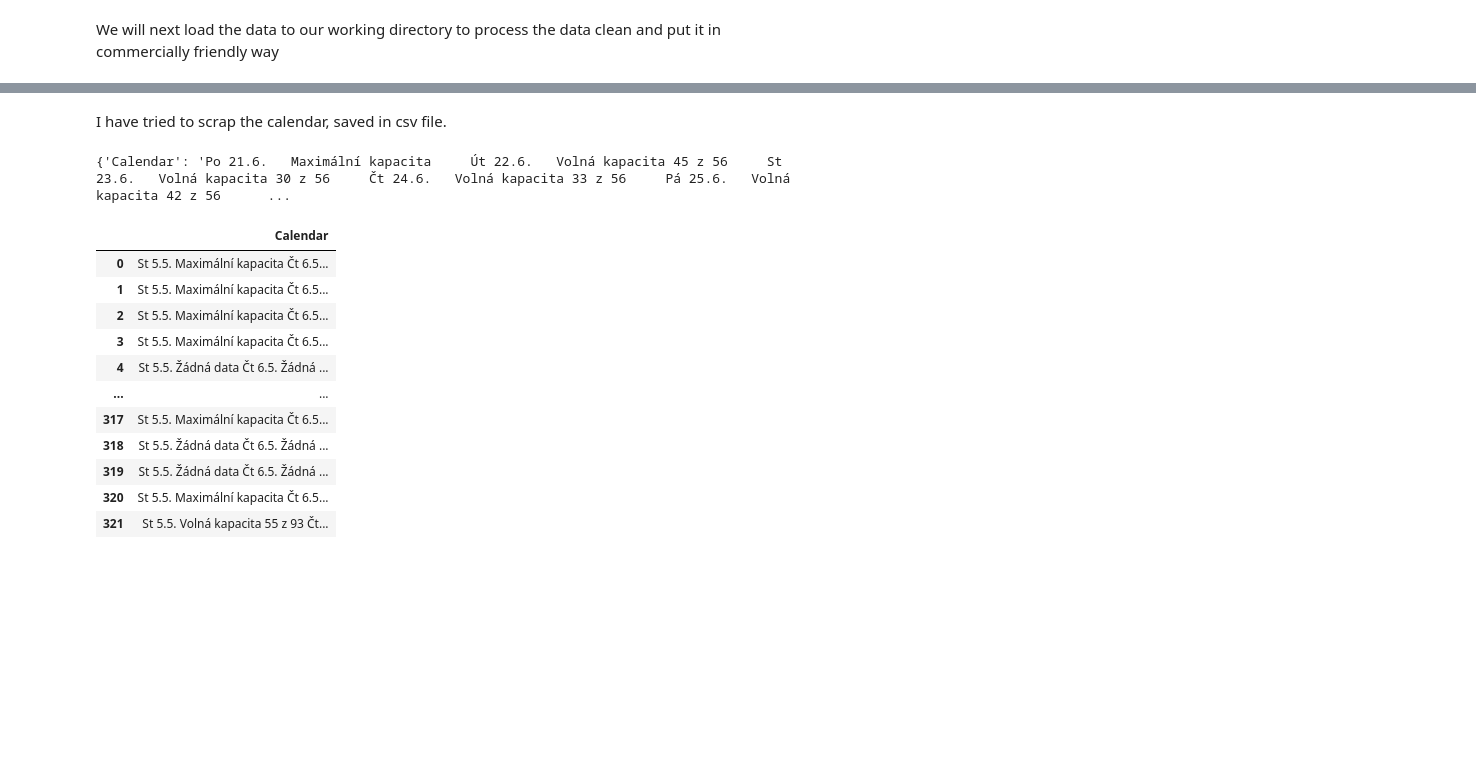
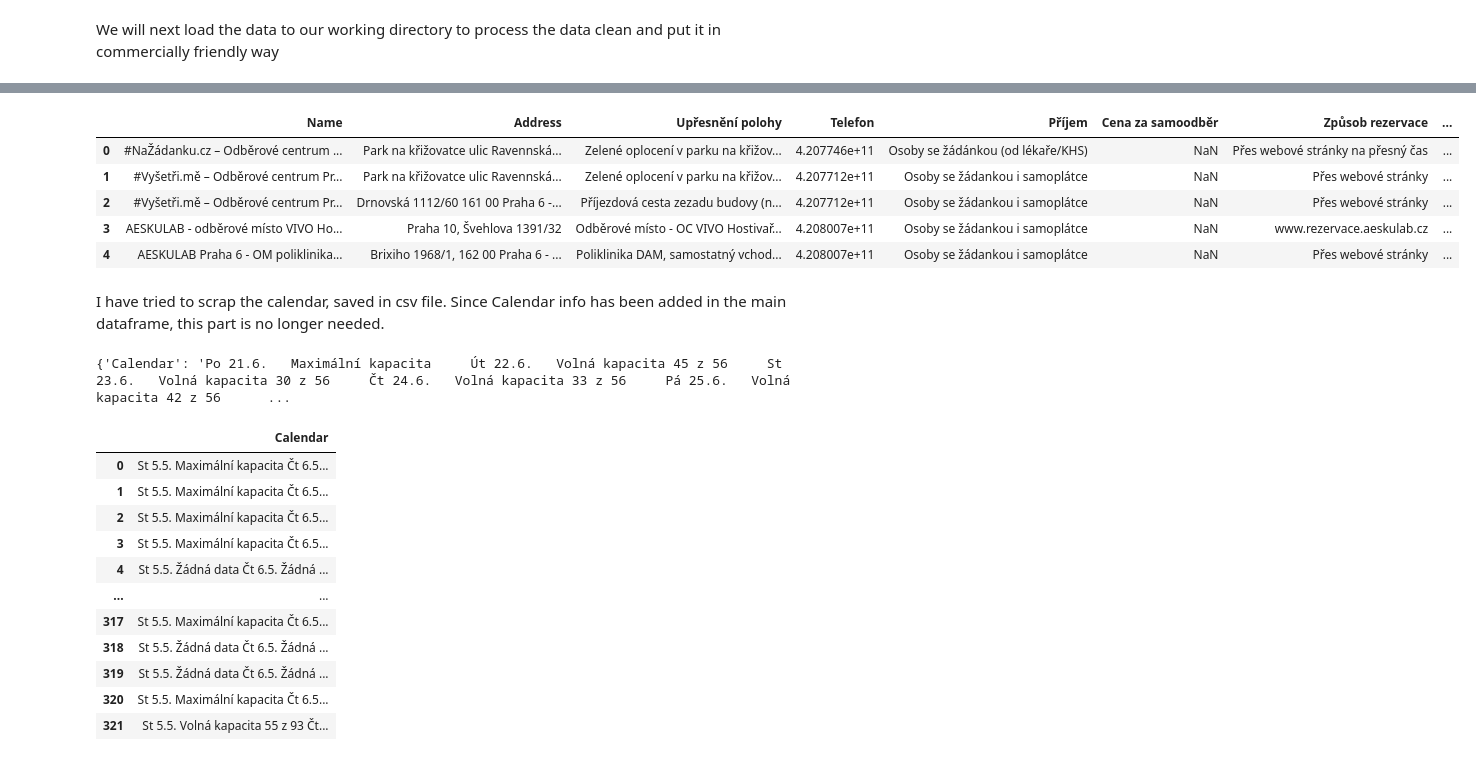
Before and after one commit to QuarksG/IES.Project_testingCapacity, a Jupyter notebook: Web Scarp Project Petra ,Toghrul.ipynb, the cells around one changed output, grey strips where cells are left out. Cells and saved outputs as stored; diff of their text form; code cells hidden in the pictures; blank space fills up the shorter version.

Commit message:
Final version of Web Scraper

```diff
--- a/Web Scarp Project Petra ,Toghrul.ipynb
+++ b/Web Scarp Project Petra ,Toghrul.ipynb
@@ -237,5 +181,18 @@ data.head(10)
+# %%
+# Reading and displaying data from .csv file
+# For a quick data check only, repeated in the processor part as well.
+
+data = pd.read_csv('Covid.csv', index_col = 0)
+data.head(5)
+# %% [output]
+|  | Name | Address | Upřesnění polohy | Telefon | Příjem | Cena za samoodběr | Způsob rezervace | ... |
+| 0 | #NaŽádanku.cz – Odběrové centrum ... | Park na křižovatce ulic Ravennská... | Zelené oplocení v parku na křižov... | 4.207746e+11 | Osoby se žádánkou (od lékaře/KHS) | NaN | Přes webové stránky na přesný čas | ... |
+| 1 | #Vyšetři.mě – Odběrové centrum Pr... | Park na křižovatce ulic Ravennská... | Zelené oplocení v parku na křižov... | 4.207712e+11 | Osoby se žádankou i samoplátce | NaN | Přes webové stránky | ... |
+| 2 | #Vyšetři.mě – Odběrové centrum Pr... | Drnovská 1112/60 161 00 Praha 6 -... | Příjezdová cesta zezadu budovy (n... | 4.207712e+11 | Osoby se žádankou i samoplátce | NaN | Přes webové stránky | ... |
+| 3 | AESKULAB - odběrové místo VIVO Ho... | Praha 10, Švehlova 1391/32 | Odběrové místo - OC VIVO Hostivař... | 4.208007e+11 | Osoby se žádankou i samoplátce | NaN | www.rezervace.aeskulab.cz | ... |
+| 4 | AESKULAB Praha 6 - OM poliklinika... | Brixiho 1968/1, 162 00 Praha 6 - ... | Poliklinika DAM, samostatný vchod... | 4.208007e+11 | Osoby se žádankou i samoplátce | NaN | Přes webové stránky | ... |
 # %% [markdown]
-I have tried to scrap the calendar, saved in csv file.
+I have tried to scrap the calendar, saved in csv file. Since Calendar info has been added in the main dataframe, this part is no longer needed.
 # %%
 def calnedar(url): # Created the second function which grabs all necessary information form each comapny and returns
     r = requests.get(url)
```
Also changed, not shown: parts of 17 cells of this notebook.
